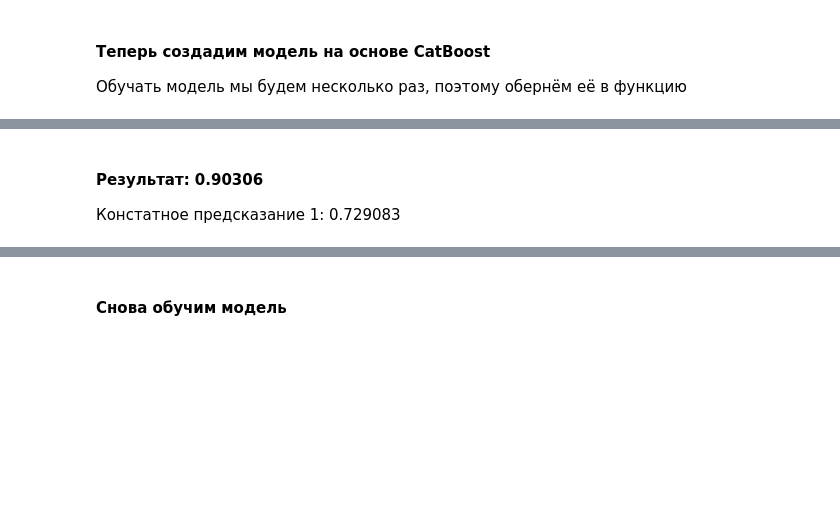
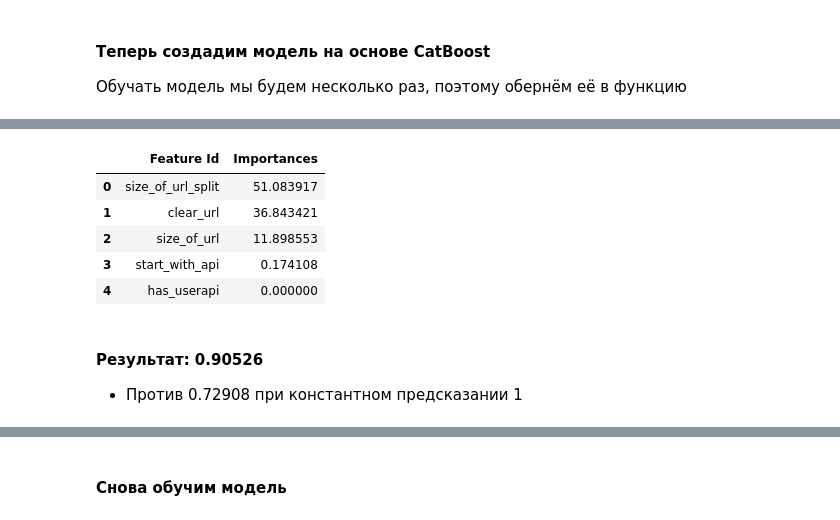
Before and after one commit to exsandebest/mts-teta-hackathon, a Jupyter notebook: main.ipynb, the cells around one changed output, grey strips where cells are left out. Drawn from its saved outputs; the diff is of its cells as text; code cells hidden in the pictures; blank space fills up the shorter version.

```diff
--- a/main.ipynb
+++ b/main.ipynb
@@ -229,5 +233,5 @@ def get_model(train, cat_features, text_features):
 cat_features = ['start_with_api', 'has_userapi', 'has_googleapis']
 text_features = ["clear_url"]
 
-model = get_model(train, cat_features, text_features)
+model_v1 = get_model(train, cat_features, text_features)
 # %% [output]
@@ -244,6 +252,15 @@ Shrink model to first 7 iterations.
 
 VS
 Const 1:  0.7290836653386454
+# %%
+model_v1.get_feature_importance(prettified=True).head()
+# %% [output]
+|  | Feature Id | Importances |
+| 0 | size_of_url_split | 51.083917 |
+| 1 | clear_url | 36.843421 |
+| 2 | size_of_url | 11.898553 |
+| 3 | start_with_api | 0.174108 |
+| 4 | has_userapi | 0.000000 |
 # %% [markdown]
-#### Результат: 0.90306
-Констатное предсказание 1: 0.729083
+#### Результат: 0.90526
+* Против 0.72908 при константном предсказании 1
```
Also changed, not shown: parts of 12 cells of this notebook.
